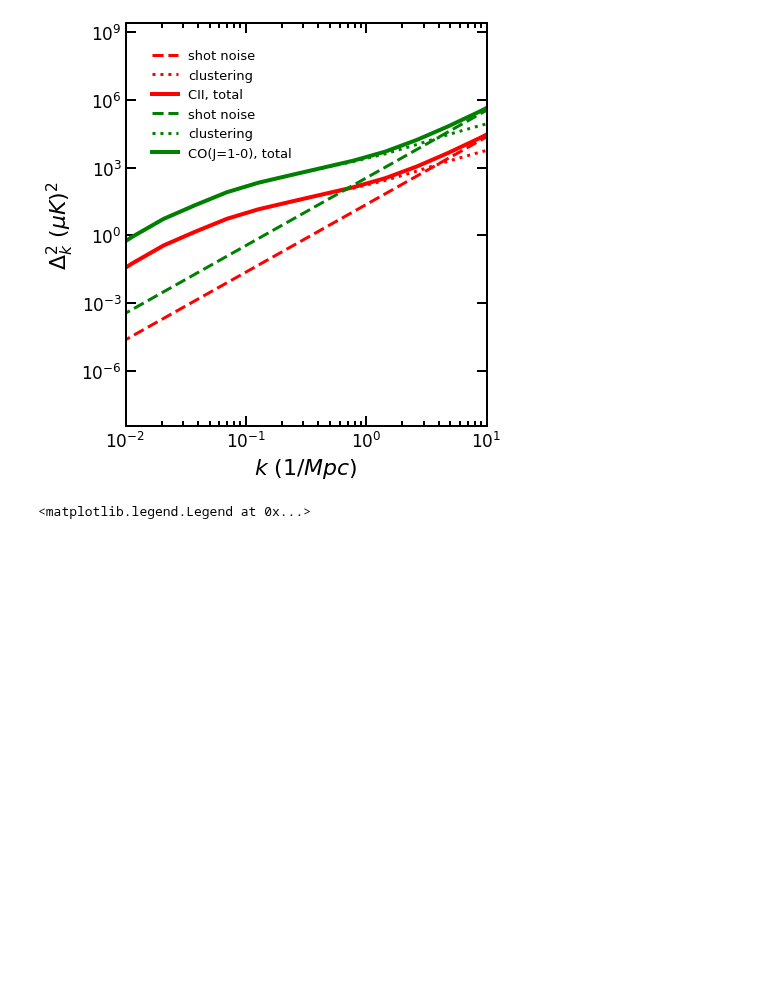
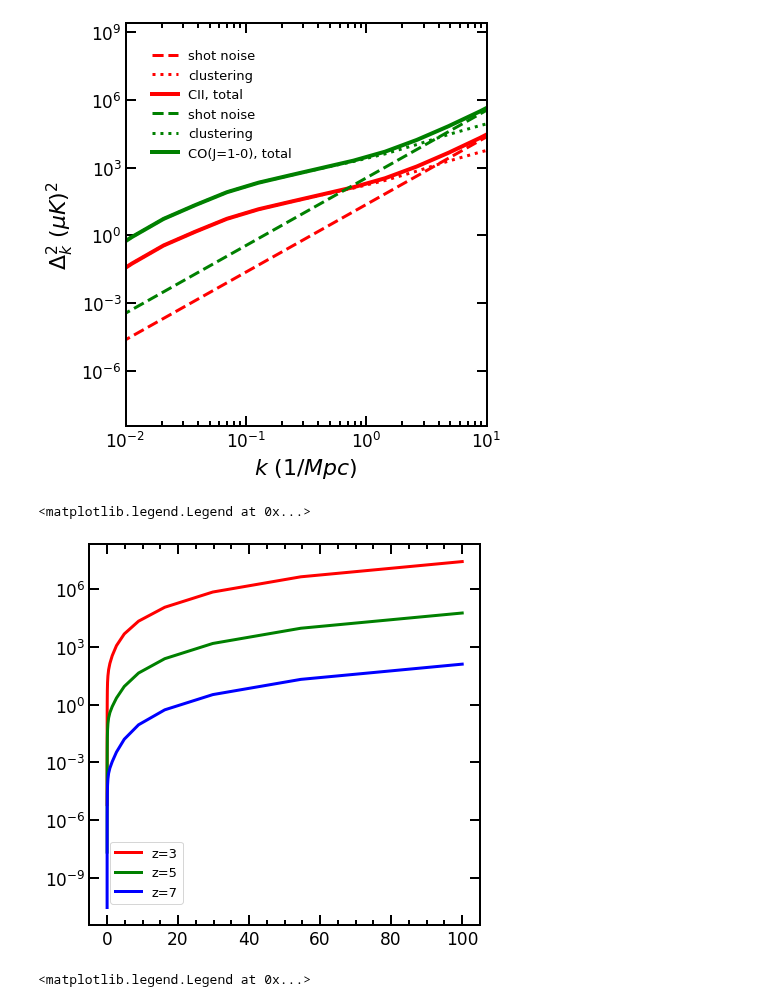
Before and after one commit to Anirbancosmo/Limpy, a Jupyter notebook: notebook/theory.ipynb, the cells around one changed output. Saved outputs shown, nothing was run; the diff lists cells and outputs as text; code cells hidden in the pictures; blank space fills up the shorter version.

```diff
--- a/notebook/theory.ipynb
+++ b/notebook/theory.ipynb
@@ -170,6 +170,25 @@ plt.tight_layout()
 plt.savefig("pk_lines.png")
 # %% [output]
 [figure]
+# %%
+# plot all the power spectra
+zline1=3.0
+zline2=5.0
+zline3=7.0
+nu_rest_cii=1900 #GhZ
+k=np.logspace(-3, 2, num=20)
+pktotal_cii_1=lt.Pk_line(k,zline1,line_name='CII', label='total')
+pktotal_cii_2=lt.Pk_line(k,zline2,line_name='CII', label='total')
+pktotal_cii_3=lt.Pk_line(k,zline3,line_name='CII', label='total')
+
+plt.plot(k, pktotal_cii_1*1e12, lw=3, color='r', label="z=3")
+plt.plot(k, pktotal_cii_2*1e12, lw=3,  color='g', label="z=5")
+plt.plot(k, pktotal_cii_3*1e12, lw=3,  color='b', label="z=7")
+plt.yscale("log")
+plt.legend(loc=0)
+# %% [output]
+<matplotlib.legend.Legend at 0x...>
+[figure, added]
 # %%
 # Do it for intensity unit
 zline=3.0
```
Also changed, not shown: parts of 9 cells of this notebook.
